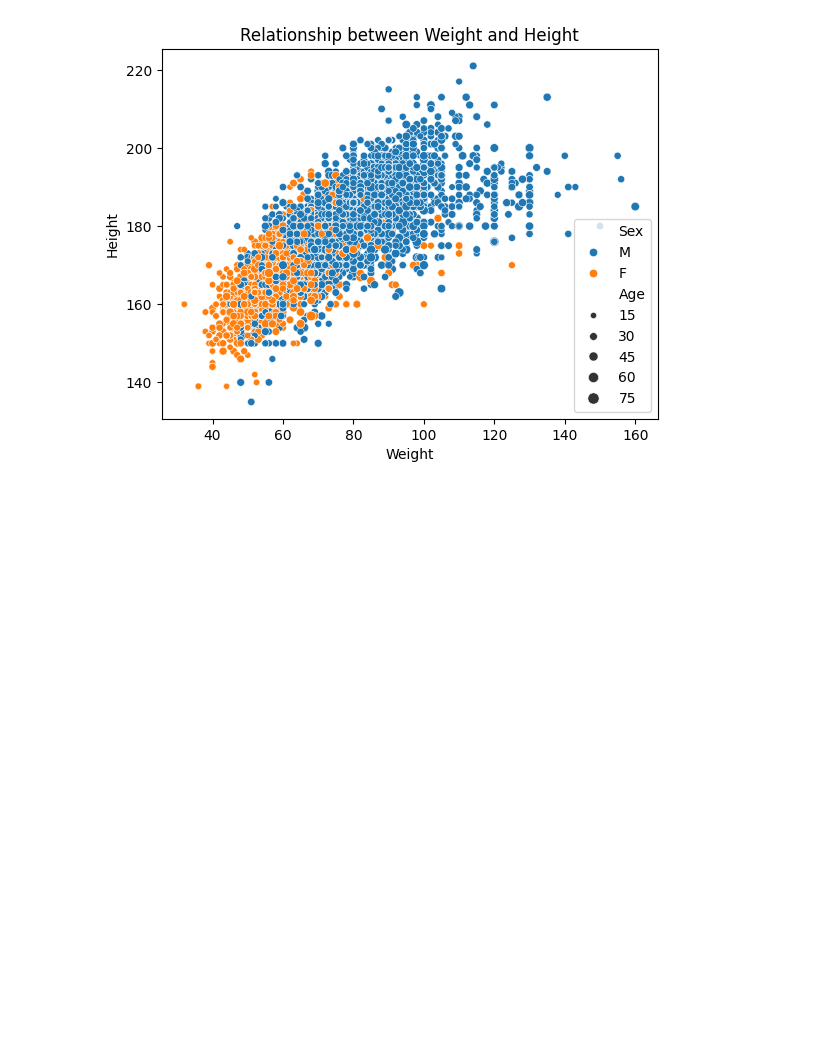
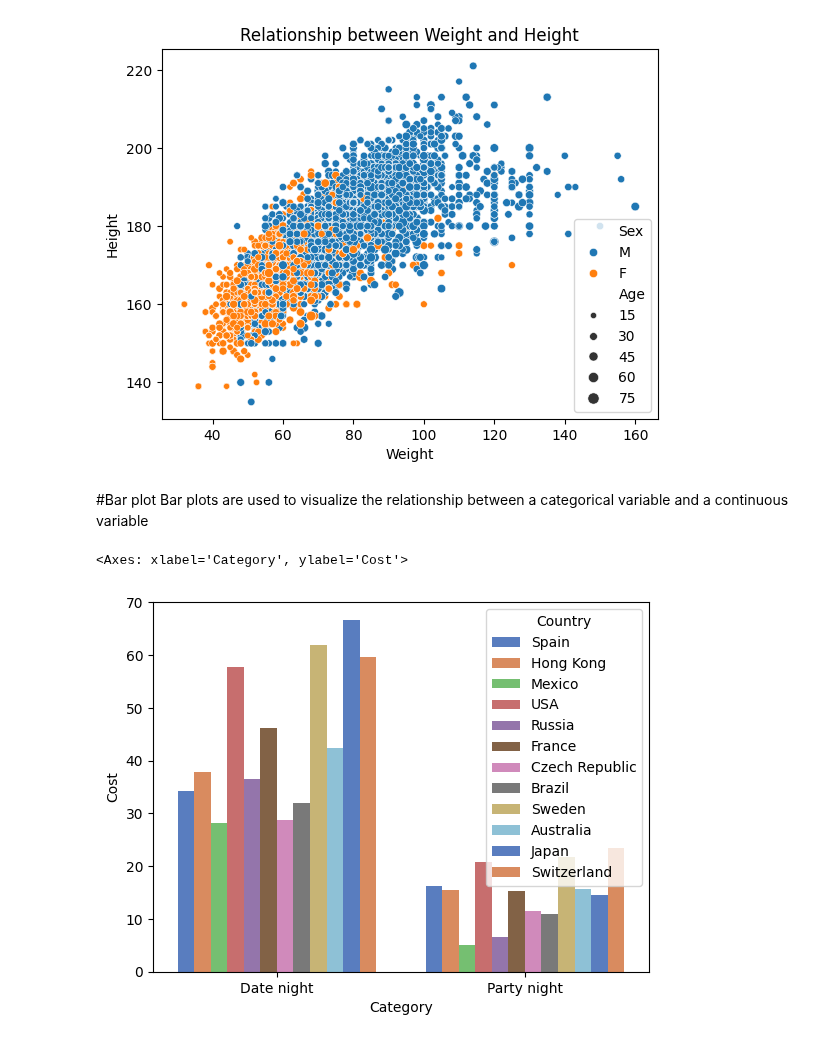
Before and after one commit to kjeyaram-orcl/DataScience, a Jupyter notebook: DataVisualization/dv_practise1.ipynb, the cells around one changed output. Cells and saved outputs as stored; diff of their text form; code cells hidden in the pictures; blank space fills up the shorter version.

```diff
--- a/DataVisualization/dv_practise1.ipynb
+++ b/DataVisualization/dv_practise1.ipynb
@@ -33,3 +33,18 @@ plt.title("Relationship between Weight and Height")
 plt.show()
 # %% [output]
 [figure]
+# %% [markdown]
+#Bar plot
+Bar plots are used to visualize the relationship between a categorical variable and a continuous variable
+# %%
+import seaborn as sns
+import pandas as pd
+import matplotlib.pyplot as plt
+
+
+ds = pd.read_excel('/content/Costofanightout.xlsx')
+#print(ds.head(5))
+sns.barplot(x='Category',y='Cost',data=ds, hue='Country', palette="muted", errorbar=None )
+# %% [output]
+<Axes: xlabel='Category', ylabel='Cost'>
+[figure, added]
```
